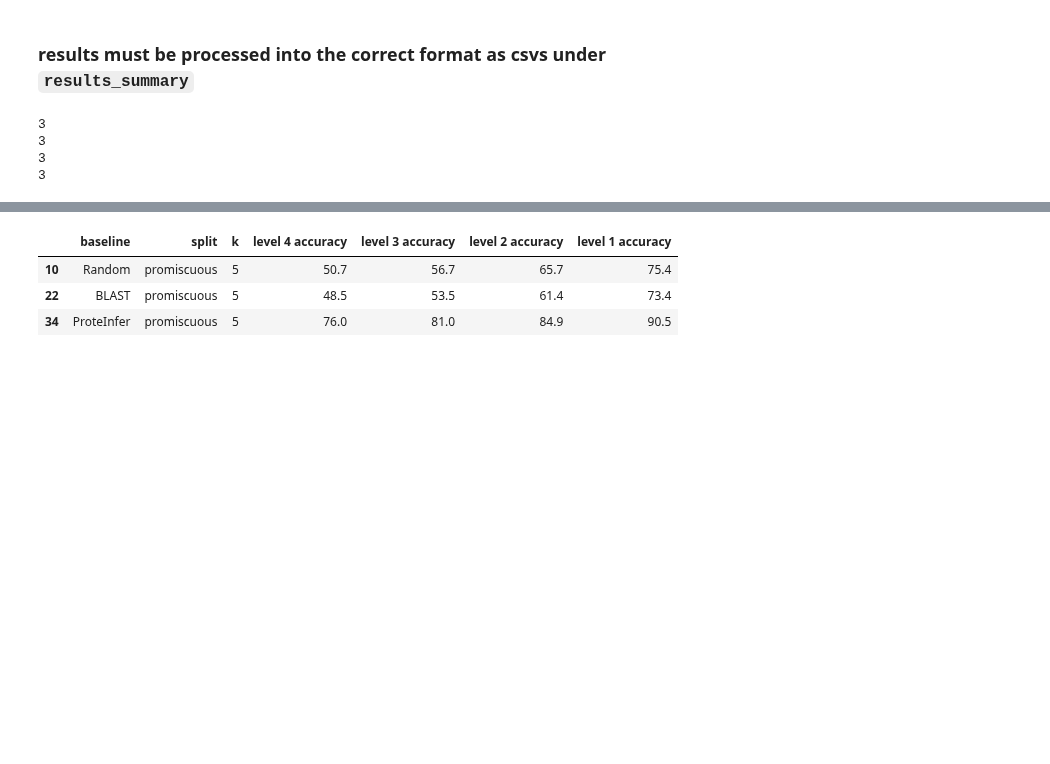
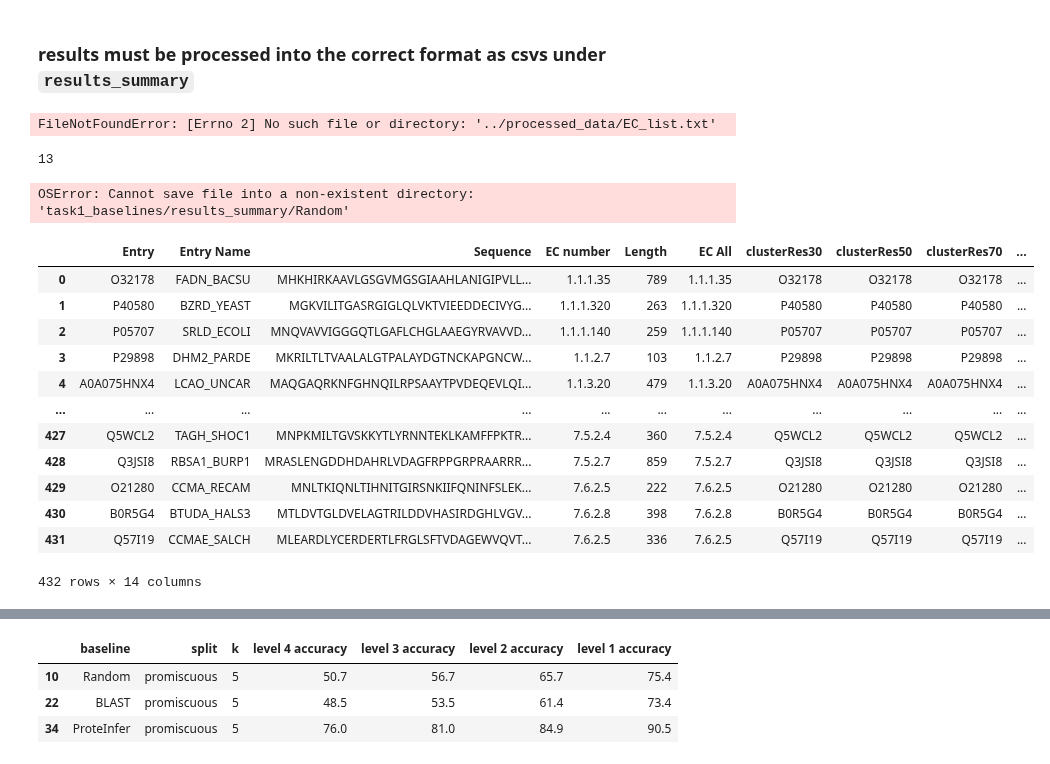
Before and after one commit to jsunn-y/CARE, a Jupyter notebook: task1_baselines/performance_evaluation.ipynb, the cells around one changed output, grey strips where cells are left out. Cells and saved outputs as stored; diff of their text form; code cells hidden in the pictures; blank space fills up the shorter version.

```diff
--- a/task1_baselines/performance_evaluation.ipynb
+++ b/task1_baselines/performance_evaluation.ipynb
@@ -67,7 +67,7 @@ warnings.filterwarnings("ignore")
 # %% [markdown]
 ### results must be processed into the correct format as csvs under `results_summary`
 # %%
-task1_baselines = ['Random', 'BLAST', 'ProteInfer']#, 'ChatGPT'] # 'CLEAN',
+task1_baselines = ['Pika'] #['Random', 'BLAST', 'ProteInfer', 'Pika']#, 'ChatGPT'] # 'CLEAN',
 task1_splits = ['30', '30-50', 'price', 'promiscuous']
 
 task2_baselines = ['Random', 'Similarity', 'CREEP', 'CREEP_text', 'ChatGPT', 'ChatGPT_reaction']
@@ -75,6 +75,8 @@ task2_splits = ['easy', 'medium', 'hard']
 
 reference_EC_list = np.loadtxt('../processed_data/EC_list.txt', dtype=str)
 num_ECs = len(reference_EC_list)
+# %% [output]
+FileNotFoundError: [Errno 2] No such file or directory: '../processed_data/EC_list.txt'
 # %%
 import os
 os.chdir('/disk1/ariane/vscode/CARE/')
@@ -91,7 +93,7 @@ for task in ['task1']:#, 'task2']:
         modality = 'reaction'
 
     for split in splits:
-        query_df = pd.read_csv('{}_baselines/results_summary/{}/{}_{}_test_results_df.csv'.format(task, baselines[1], split, modality))
+        query_df = pd.read_csv('{}_baselines/results_summary/{}/{}_{}_test_results_df.csv'.format(task, baselines[0], split, modality))
 
         num_cols = find_column(query_df, '0')
         print(num_cols)
@@ -103,7 +105,21 @@ for task in ['task1']:#, 'task2']:
 
         query_df.to_csv('{}_baselines/results_summary/{}/{}_{}_test_results_df.csv'.format(task, 'Random', split, modality), index=False)
 # %% [output]
-3
-3
-3
-3
+13
+OSError: Cannot save file into a non-existent directory: 'task1_baselines/results_summary/Random'
+# %%
+query_df
+# %% [output]
+|  | Entry | Entry Name | Sequence | EC number | Length | EC All | clusterRes30 | clusterRes50 | clusterRes70 | ... |
+| 0 | O32178 | FADN_BACSU | MHKHIRKAAVLGSGVMGSGIAAHLANIGIPVLL... | 1.1.1.35 | 789 | 1.1.1.35 | O32178 | O32178 | O32178 | ... |
+| 1 | P40580 | BZRD_YEAST | MGKVILITGASRGIGLQLVKTVIEEDDECIVYG... | 1.1.1.320 | 263 | 1.1.1.320 | P40580 | P40580 | P40580 | ... |
+| 2 | P05707 | SRLD_ECOLI | MNQVAVVIGGGQTLGAFLCHGLAAEGYRVAVVD... | 1.1.1.140 | 259 | 1.1.1.140 | P05707 | P05707 | P05707 | ... |
+| 3 | P29898 | DHM2_PARDE | MKRILTLTVAALALGTPALAYDGTNCKAPGNCW... | 1.1.2.7 | 103 | 1.1.2.7 | P29898 | P29898 | P29898 | ... |
+| 4 | A0A075HNX4 | LCAO_UNCAR | MAQGAQRKNFGHNQILRPSAAYTPVDEQEVLQI... | 1.1.3.20 | 479 | 1.1.3.20 | A0A075HNX4 | A0A075HNX4 | A0A075HNX4 | ... |
+| ... | ... | ... | ... | ... | ... | ... | ... | ... | ... | ... |
+| 427 | Q5WCL2 | TAGH_SHOC1 | MNPKMILTGVSKKYTLYRNNTEKLKAMFFPKTR... | 7.5.2.4 | 360 | 7.5.2.4 | Q5WCL2 | Q5WCL2 | Q5WCL2 | ... |
+| 428 | Q3JSI8 | RBSA1_BURP1 | MRASLENGDDHDAHRLVDAGFRPPGRPRAARRR... | 7.5.2.7 | 859 | 7.5.2.7 | Q3JSI8 | Q3JSI8 | Q3JSI8 | ... |
+| 429 | O21280 | CCMA_RECAM | MNLTKIQNLTIHNITGIRSNKIIFQNINFSLEK... | 7.6.2.5 | 222 | 7.6.2.5 | O21280 | O21280 | O21280 | ... |
+| 430 | B0R5G4 | BTUDA_HALS3 | MTLDVTGLDVELAGTRILDDVHASIRDGHLVGV... | 7.6.2.8 | 398 | 7.6.2.8 | B0R5G4 | B0R5G4 | B0R5G4 | ... |
+| 431 | Q57I19 | CCMAE_SALCH | MLEARDLYCERDERTLFRGLSFTVDAGEWVQVT... | 7.6.2.5 | 336 | 7.6.2.5 | Q57I19 | Q57I19 | Q57I19 | ... |
+432 rows × 14 columns
```
Also changed, not shown: parts of 3 cells of this notebook, 3 other files.
